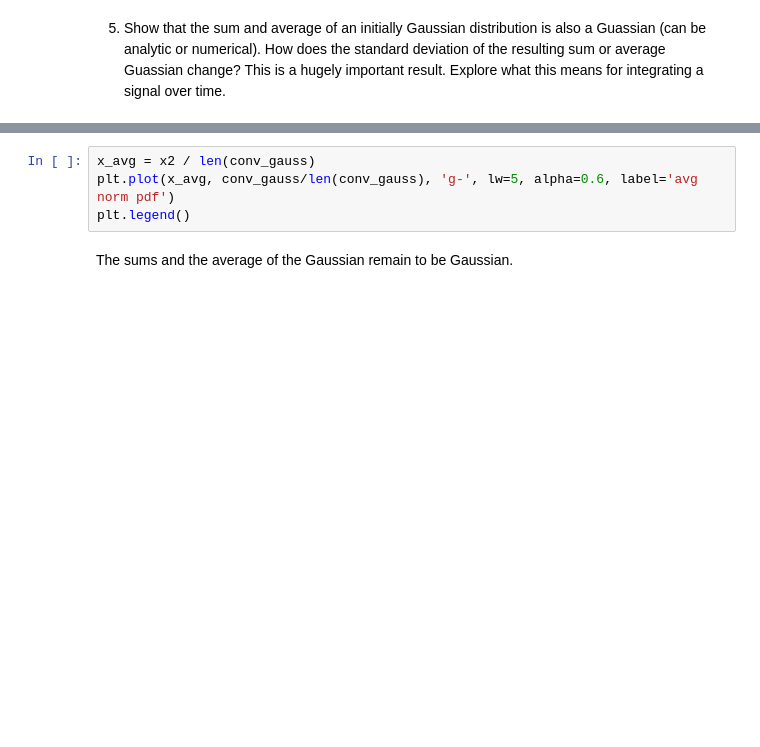
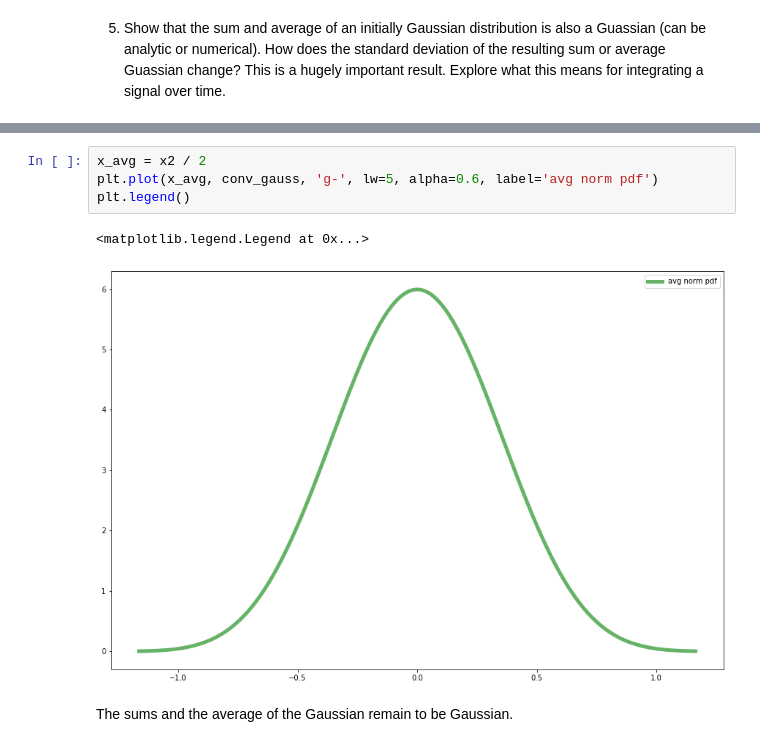
Before and after one commit to ejgl/phys434, a Jupyter notebook: HW2/HW2.ipynb, the cells around one changed output, grey strips where cells are left out. Drawn from its saved outputs; the diff is of its cells as text; blank space fills up the shorter version.

```diff
--- a/HW2/HW2.ipynb
+++ b/HW2/HW2.ipynb
@@ -146,7 +175,10 @@ plt.legend()
 # %%
-x_avg = x2 / len(conv_gauss)
-plt.plot(x_avg, conv_gauss/len(conv_gauss), 'g-', lw=5, alpha=0.6, label='avg norm pdf')
+x_avg = x2 / 2
+plt.plot(x_avg, conv_gauss, 'g-', lw=5, alpha=0.6, label='avg norm pdf')
 plt.legend()
+# %% [output]
+<matplotlib.legend.Legend at 0x...>
+[figure, added]
 # %% [markdown]
 The sums and the average of the Gaussian remain to be Gaussian.
 # %%
```
Also changed, not shown: parts of 9 cells of this notebook.
